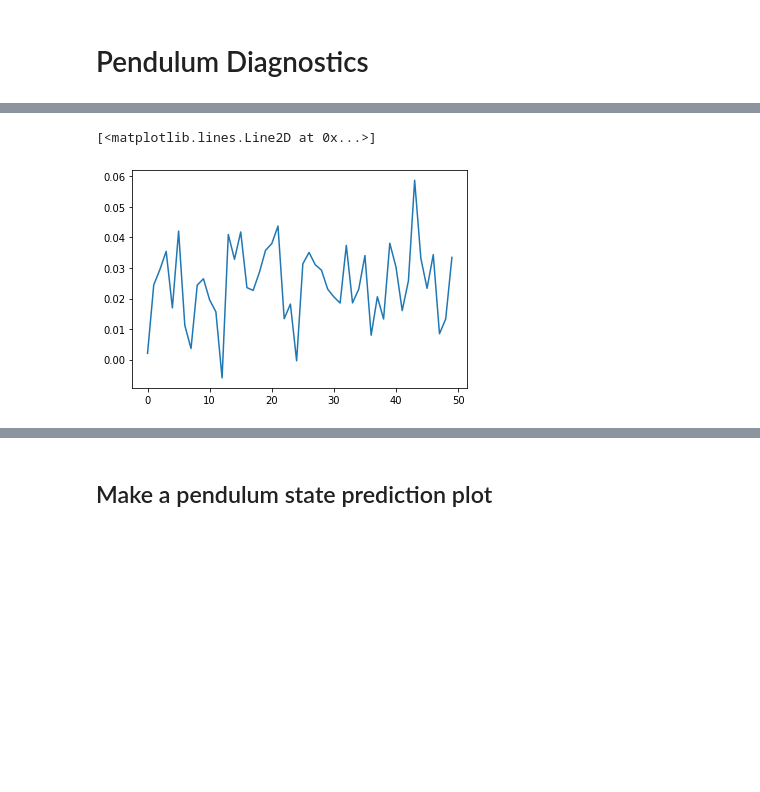
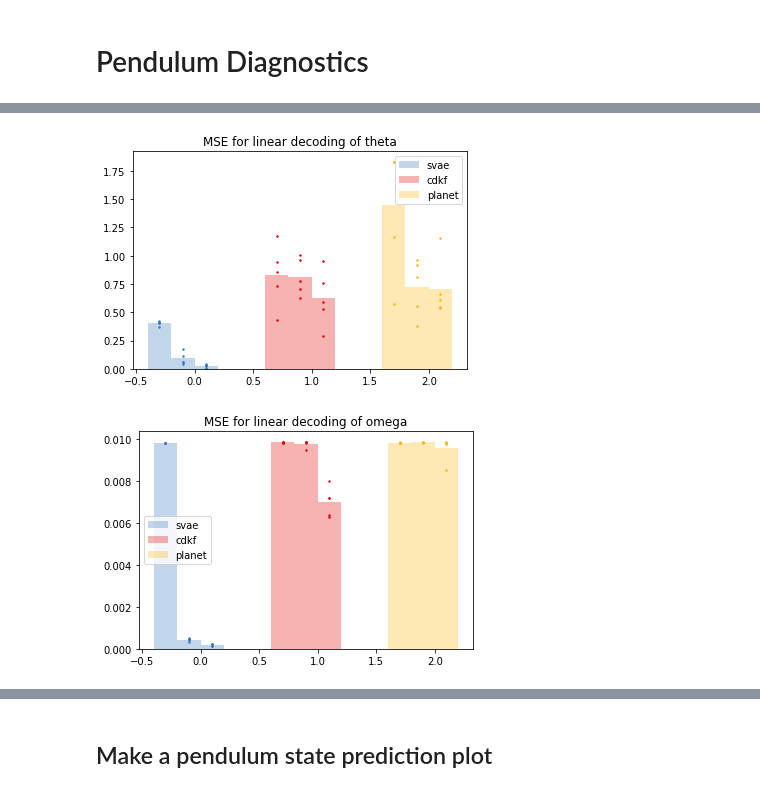
Before and after one commit to matthew9671/MattLab, a Jupyter notebook: Revisiting_SVAE_Refactor.ipynb, the cells around one changed output, grey strips where cells are left out. Saved outputs shown, nothing was run; the diff lists cells and outputs as text; code cells hidden in the pictures; blank space fills up the shorter version.

Commit message:
Added analysis code for pendulum

```diff
--- a/Revisiting_SVAE_Refactor.ipynb
+++ b/Revisiting_SVAE_Refactor.ipynb
@@ -4851,4 +4878,7 @@ project_path = "SVAE-Pendulum-ICML-6/"
+# %%
+project_path = "SVAE-Pendulum-ICML-6"
 # %%
+# @title Generate a bunch of plots
 def plot_img_grid(ax, recon, true):
     # Show the sequence as a block of images
     def make_grid(arr):
@@ -4956,7 +4986,7 @@ def compare_multiple(runs, test_id=0):
         for j in range(preds.shape[-1]):
             plt.plot(np.arange(49, 100), preds[test_id,:10,:,j].T + offset[0,j], color=hs[j].get_color(), alpha=.2)
 
-project_path = "SVAE-Pendulum-ICML-6/"
-compare_multiple(["ajf2d4b7", "d4pkrrjv", "zbqms6n4", "suva2mpp"], 19)
+# project_path = "SVAE-Pendulum-ICML-6/"
+# compare_multiple(["ajf2d4b7", "d4pkrrjv", "zbqms6n4", "suva2mpp"], 19)
 # project_path = "SVAE-Pendulum-ICML-5/" # 5th batch, still using learned variance
 # compare_multiple(["6yxh2gzt", "i762a23m", "lvn7js2i", "y7l1jt1i", "cy0c5e0d", "oe5ieqf7"], 7)
@@ -4994,5 +4992,0 @@ Data already exists for run: suva2mpp
-# %%
-plt.plot(np.mean(pendulum_data["val_data"][10, 50:100], axis=(1, 2, 3)))
-# %% [output]
-[<matplotlib.lines.Line2D at 0x...>]
-[figure, removed]
@@ -5002,0 +4993,48 @@ compare_multiple(["51230c5d"])
+# %%
+# @title Create the linear decoding bar plot
+
+# TODO: fix the colors and x ticks
+def plot_linear_decoding_error(colors):
+    ax_theta = plt.subplot()
+    plt.figure()
+    ax_omega = plt.gca()
+
+    full_width = .6
+    dims = [2, 3, 5]
+    bar_width = full_width / len(dims)
+    methods = ["svae", "cdkf", "planet"]
+    labels = methods
+    for j in range(len(dims)):
+        for x in range(len(methods)):
+            theta_mses = []
+            omega_mses = []
+            runs = best_run_ids[methods[x]][dims[j]]
+            for i in range(len(runs)):
+                run_name = runs[i]
+                color = colors[i]
+                d = load_run_and_summary(project_path, run_name)
+                run_params, model_params, model, results = d["run_params"], d["model_params"], \
+                    d["model"], d["results"]
+                theta_mses.append(results["theta_mse"])
+                omega_mses.append(results["omega_mse"])
+            theta_mses = np.array(theta_mses)
+            omega_mses = np.array(omega_mses)
+            x_pos = x + j * bar_width
+            ax_theta.scatter(np.zeros_like(theta_mses)+x_pos-full_width/2,
+                             theta_mses, s=2, color=colors[x])
+            ax_theta.bar(x_pos-full_width/2, theta_mses.mean(), width=bar_width,
+                    color=colors[x], alpha=.3, label=labels[x] if j == 0 else None)
+            ax_omega.scatter(np.zeros_like(omega_mses)+x_pos-full_width/2,
+                             omega_mses, s=2, color=colors[x])
+            ax_omega.bar(x_pos-full_width/2, omega_mses.mean(), width=bar_width,
+                    color=colors[x], alpha=.3, label=labels[x] if j == 0 else None)
+    ax_theta.set_title("MSE for linear decoding of theta")
+    ax_theta.set_xticks(np.arange(len(methods)), labels)
+    ax_theta.legend()
+    ax_omega.set_title("MSE for linear decoding of omega")
+    ax_omega.legend()
+
+plot_linear_decoding_error(colors)
+# %% [output]
+[figure, added]
+[figure, added]
```
Also changed, not shown: parts of 32 cells of this notebook.
